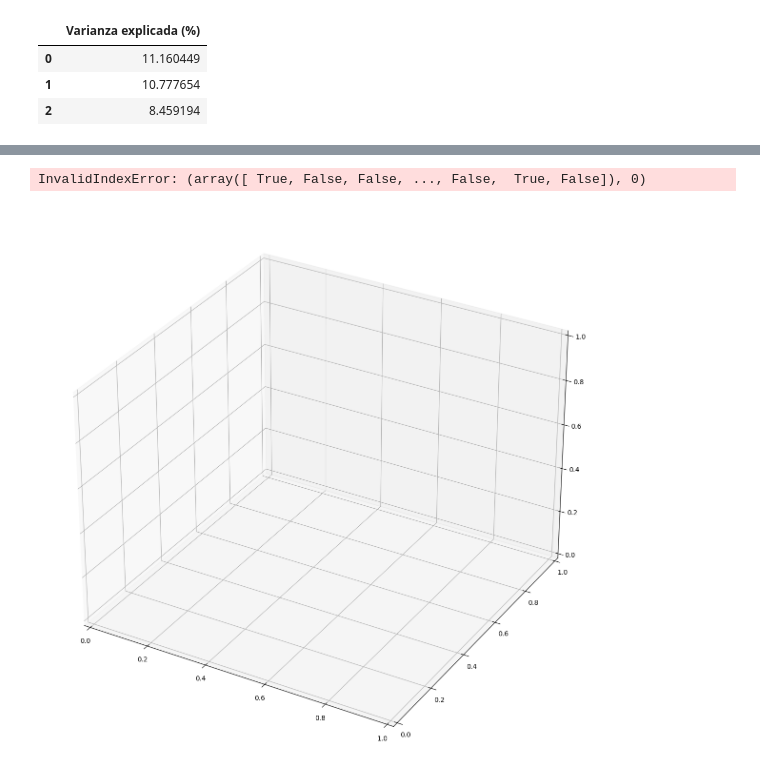
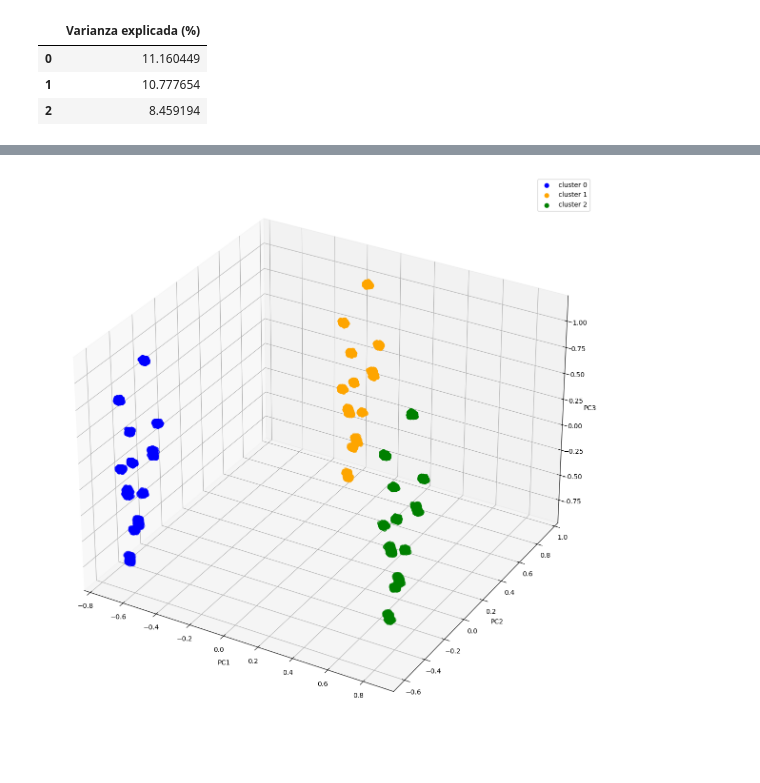
Before and after one commit to Leostark95/Proyecto_Finanzas, a Jupyter notebook: Prueba.ipynb, the cells around one changed output, grey strips where cells are left out. Drawn from its saved outputs; the diff is of its cells as text; code cells hidden in the pictures.

Commit message:
Varios KMeans

```diff
--- a/Prueba.ipynb
+++ b/Prueba.ipynb
@@ -198,0 +201,17 @@ pesos_pca
+# %%
+#Modelo kmeans
+kmeans = KMeans(init='k-means++',
+                n_clusters=3,
+                n_init=10,
+                max_iter=100,
+                random_state=42)
+# Ajuste de algoritmo a caracteristicas escaladas
+kmeans.fit(df_clust_pca)
+# Coordenadas de los centroides
+print(kmeans.cluster_centers_)
+# Numero de interaciones necesarias para converger
+print("Numero de iteraciones: ",kmeans.n_iter_)
+#Metricas
+print('Inertia: ', kmeans.inertia_)
+print('Silhouette Score: ', silhouette_score(df_clust_pca, kmeans.labels_))
+print('Calinski harabasz score: ', calinski_harabasz_score(df_clust_pca, kmeans.labels_))
@@ -198,0 +226,4 @@ pesos_pca
+# %%
+#Predecir valores de etiquetas
+cluster_2 = kmeans.fit_predict(df_clust_pca)
+tablafinal["cluster_2"] = cluster_2
@@ -199,16 +320,15 @@ pesos_pca
 # %%
 # 3d scatterplot using matplotlib
 
 fig = plt.figure(figsize = (15,15))
 ax = fig.add_subplot(111, projection='3d')
-ax.scatter(df_clust[cluster == 0,0],df_clust[cluster == 0,1],df_clust[cluster== 0,2], s = 40 , color = 'blue', label = "cluster 0")
-ax.scatter(df_clust[cluster == 1,0],df_clust[cluster == 1,1],df_clust[cluster== 1,2], s = 40 , color = 'orange', label = "cluster 1")
-ax.scatter(df_clust[cluster == 2,0],df_clust[cluster == 2,1],df_clust[cluster== 2,2], s = 40 , color = 'green', label = "cluster 2")
+ax.scatter(df_clust_pca[cluster_2 == 0,0],df_clust_pca[cluster_2 == 0,1],df_clust_pca[cluster_2 == 0,2], s = 40 , color = 'blue', label = "cluster 0")
+ax.scatter(df_clust_pca[cluster_2 == 1,0],df_clust_pca[cluster_2 == 1,1],df_clust_pca[cluster_2 == 1,2], s = 40 , color = 'orange', label = "cluster 1")
+ax.scatter(df_clust_pca[cluster_2 == 2,0],df_clust_pca[cluster_2 == 2,1],df_clust_pca[cluster_2 == 2,2], s = 40 , color = 'green', label = "cluster 2")
 ax.set_xlabel('PC1')
 ax.set_ylabel('PC2')
 ax.set_zlabel('PC3')
 ax.legend()
 plt.show()
 # %% [output]
-InvalidIndexError: (array([ True, False, False, ..., False,  True, False]), 0)
-[figure, old version]
+[figure, new version]
```
Also changed, not shown: parts of 9 cells of this notebook.
